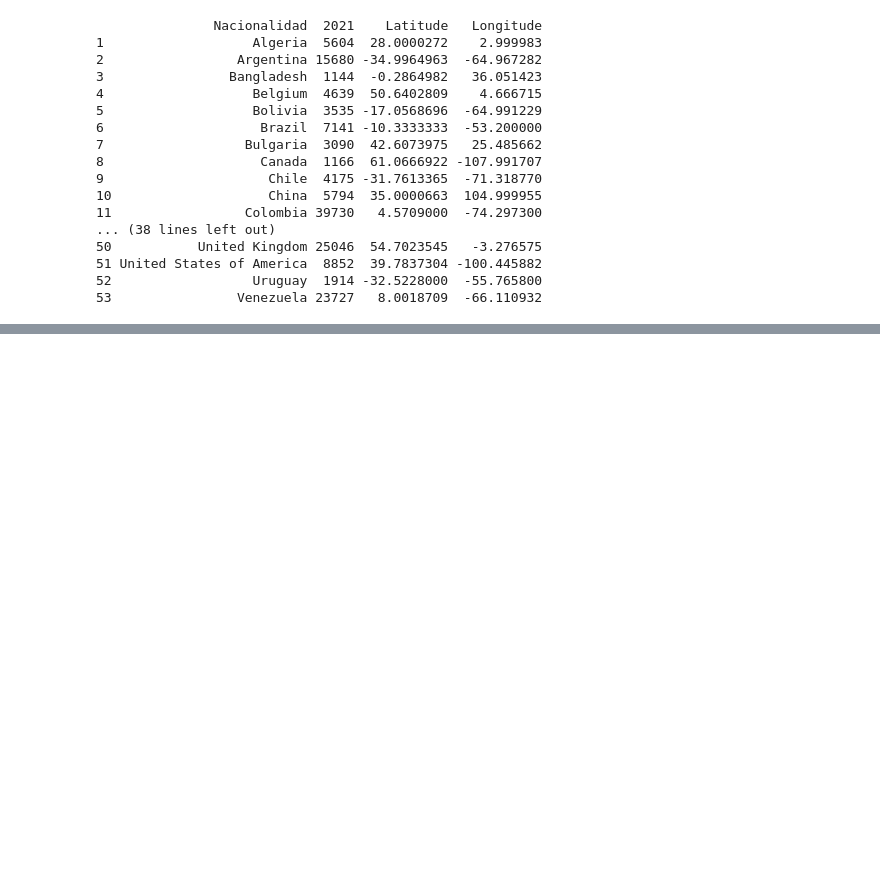
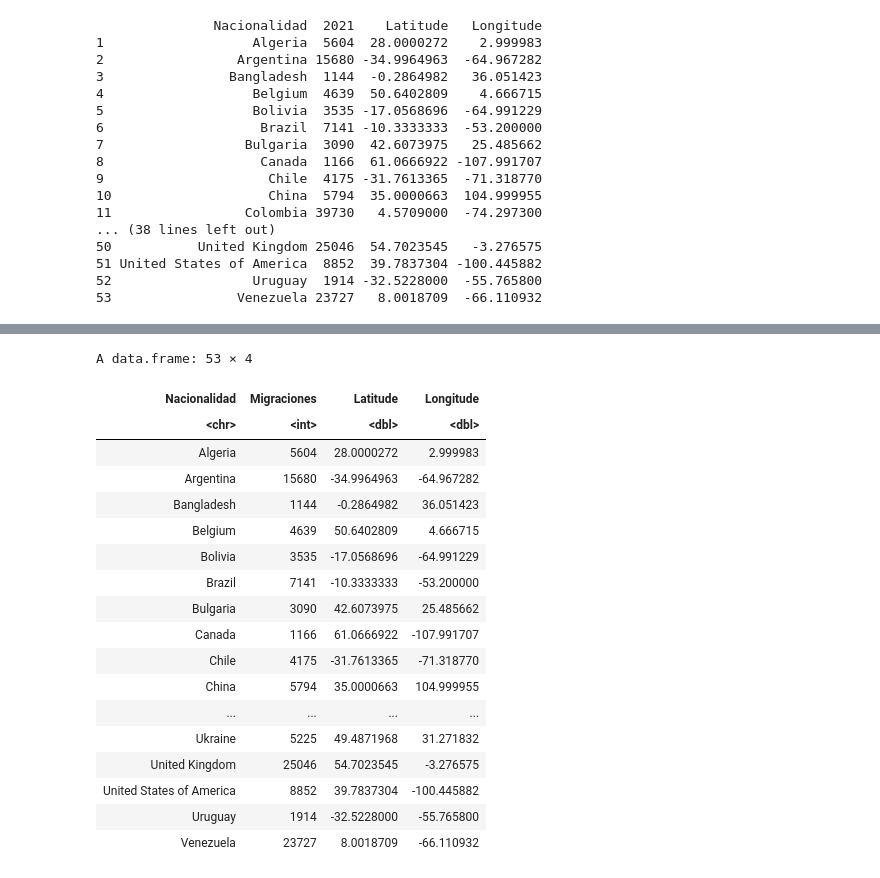
Before and after one commit to sergiollul/Ejer-Clase-NIE---Diego-y-Sergio, a Jupyter notebook: Practica INE - Diego y Sergio.ipynb, the cells around one changed output, grey strips where cells are left out. Cells and saved outputs as stored; diff of their text form; code cells hidden in the pictures; blank space fills up the shorter version.

```diff
--- a/Practica INE - Diego y Sergio.ipynb
+++ b/Practica INE - Diego y Sergio.ipynb
@@ -350,0 +380,24 @@ write.csv(df_final, "df_final.csv", row.names = FALSE)
+# %%
+colnames(data)[colnames(data) == "X2021"] <- "Migraciones"
+
+data
+# %% [output]
+A data.frame: 53 × 4
+| Nacionalidad | Migraciones | Latitude | Longitude |
+| <chr> | <int> | <dbl> | <dbl> |
+| Algeria | 5604 | 28.0000272 | 2.999983 |
+| Argentina | 15680 | -34.9964963 | -64.967282 |
+| Bangladesh | 1144 | -0.2864982 | 36.051423 |
+| Belgium | 4639 | 50.6402809 | 4.666715 |
+| Bolivia | 3535 | -17.0568696 | -64.991229 |
+| Brazil | 7141 | -10.3333333 | -53.200000 |
+| Bulgaria | 3090 | 42.6073975 | 25.485662 |
+| Canada | 1166 | 61.0666922 | -107.991707 |
+| Chile | 4175 | -31.7613365 | -71.318770 |
+| China | 5794 | 35.0000663 | 104.999955 |
+| ... | ... | ... | ... |
+| Ukraine | 5225 | 49.4871968 | 31.271832 |
+| United Kingdom | 25046 | 54.7023545 | -3.276575 |
+| United States of America | 8852 | 39.7837304 | -100.445882 |
+| Uruguay | 1914 | -32.5228000 | -55.765800 |
+| Venezuela | 23727 | 8.0018709 | -66.110932 |
```
Also changed, not shown: parts of 3 cells of this notebook.
